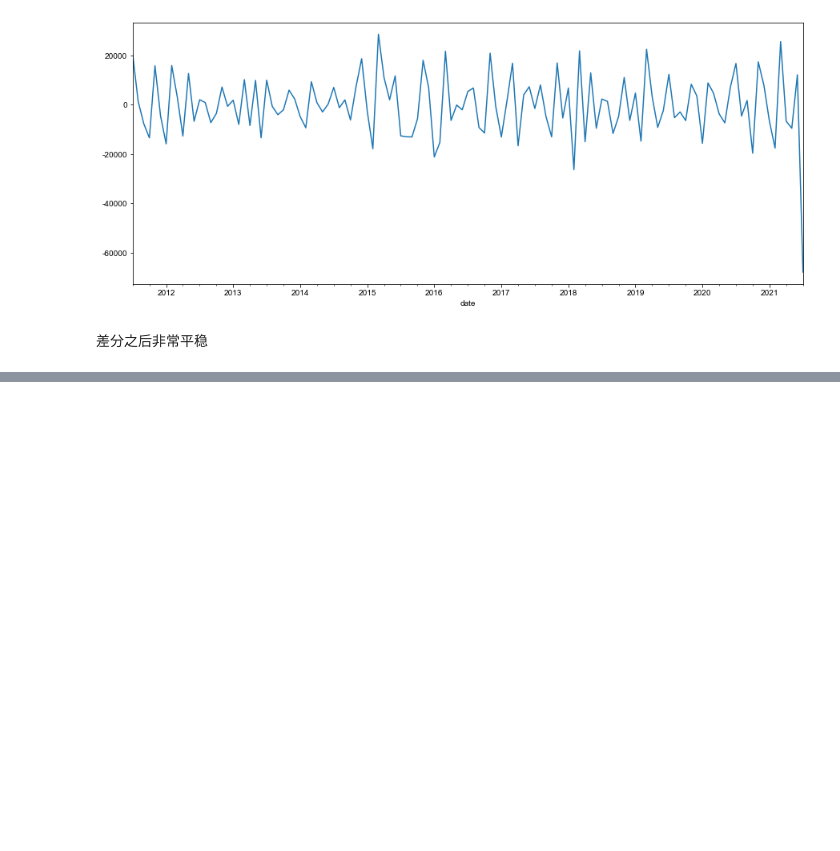
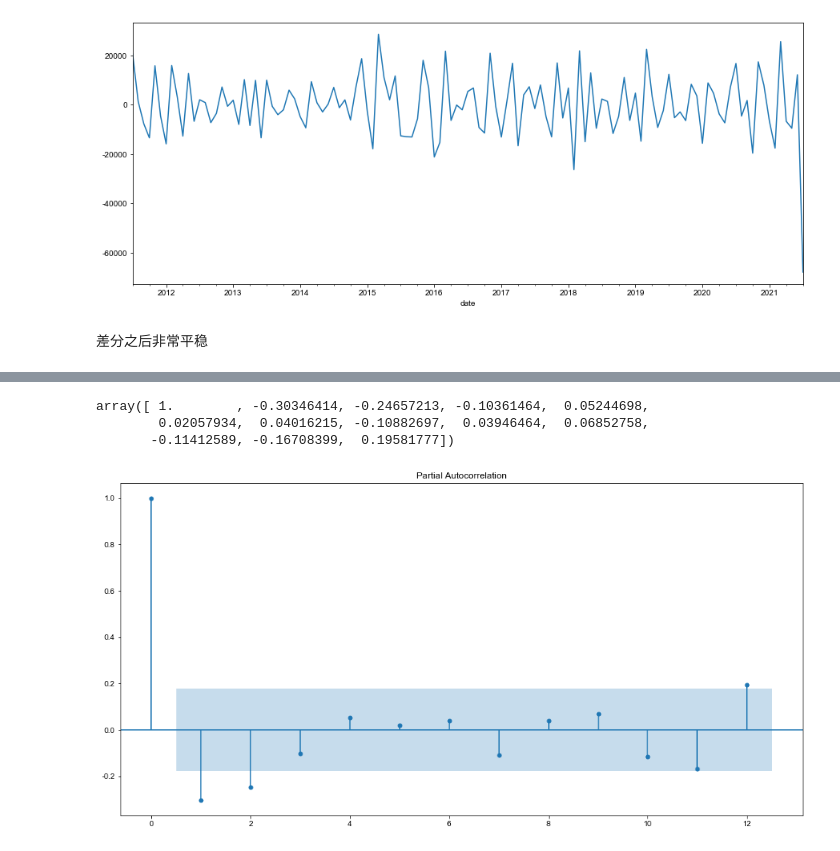
Before and after one commit to thales-ucas/zeal, a Jupyter notebook: ts.ipynb, the cells around one changed output, grey strips where cells are left out. Cells and saved outputs as stored; diff of their text form; code cells hidden in the pictures; blank space fills up the shorter version.

```diff
--- a/ts.ipynb
+++ b/ts.ipynb
@@ -382,0 +395,9 @@ dickey(diff)
+# %%
+fig, ax = plt.subplots(figsize=(16,8))
+tsaplots.plot_pacf(diff, lags=12, ax=ax)
+stattools.pacf(diff, nlags=12)
+# %% [output]
+array([ 1.        , -0.30346414, -0.24657213, -0.10361464,  0.05244698,
+        0.02057934,  0.04016215, -0.10882697,  0.03946464,  0.06852758,
+       -0.11412589, -0.16708399,  0.19581777])
+[figure, added]
```
Also changed, not shown: parts of 2 cells of this notebook.
